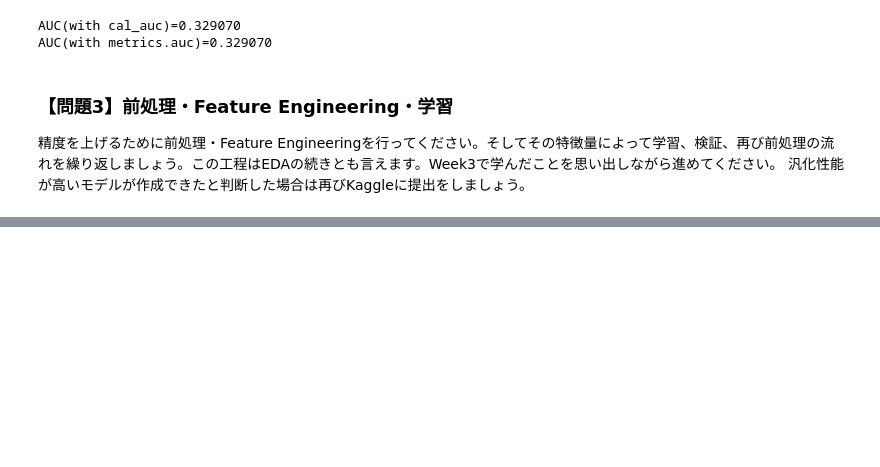
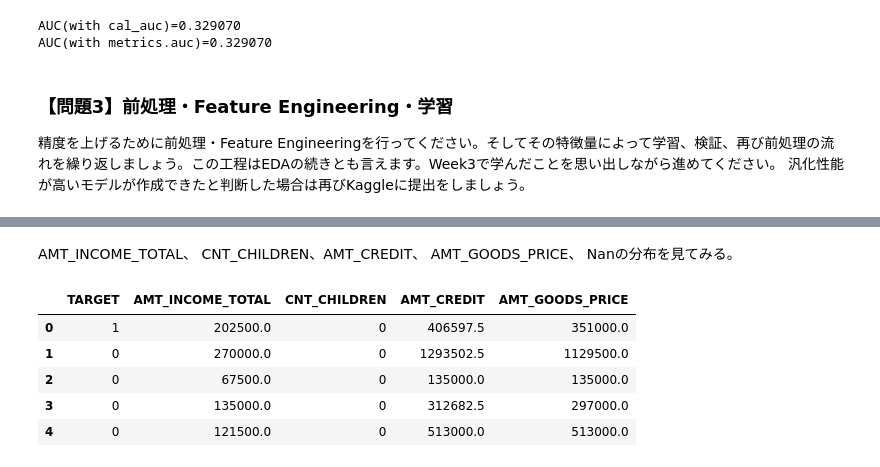
Before and after one commit to ns5849/diveintocode-ml, a Jupyter notebook: week4/week4-session1.ipynb, the cells around one changed output, grey strips where cells are left out. Saved outputs shown, nothing was run; the diff lists cells and outputs as text; code cells hidden in the pictures; blank space fills up the shorter version.

```diff
--- a/week4/week4-session1.ipynb
+++ b/week4/week4-session1.ipynb
@@ -207,0 +209,13 @@ AUC(with metrics.auc)=0.329070
+# %% [markdown]
+AMT_INCOME_TOTAL、 CNT_CHILDREN、AMT_CREDIT、 AMT_GOODS_PRICE、 Nanの分布を見てみる。
+# %%
+col_name = ["TARGET", "AMT_INCOME_TOTAL", "CNT_CHILDREN", "AMT_CREDIT", "AMT_GOODS_PRICE"]
+pd_data = pd_application_train[col_name]
+pd_data.head()
+# %% [output]
+|  | TARGET | AMT_INCOME_TOTAL | CNT_CHILDREN | AMT_CREDIT | AMT_GOODS_PRICE |
+| 0 | 1 | 202500.0 | 0 | 406597.5 | 351000.0 |
+| 1 | 0 | 270000.0 | 0 | 1293502.5 | 1129500.0 |
+| 2 | 0 | 67500.0 | 0 | 135000.0 | 135000.0 |
+| 3 | 0 | 135000.0 | 0 | 312682.5 | 297000.0 |
+| 4 | 0 | 121500.0 | 0 | 513000.0 | 513000.0 |
```
Also changed, not shown: parts of 20 cells of this notebook.
